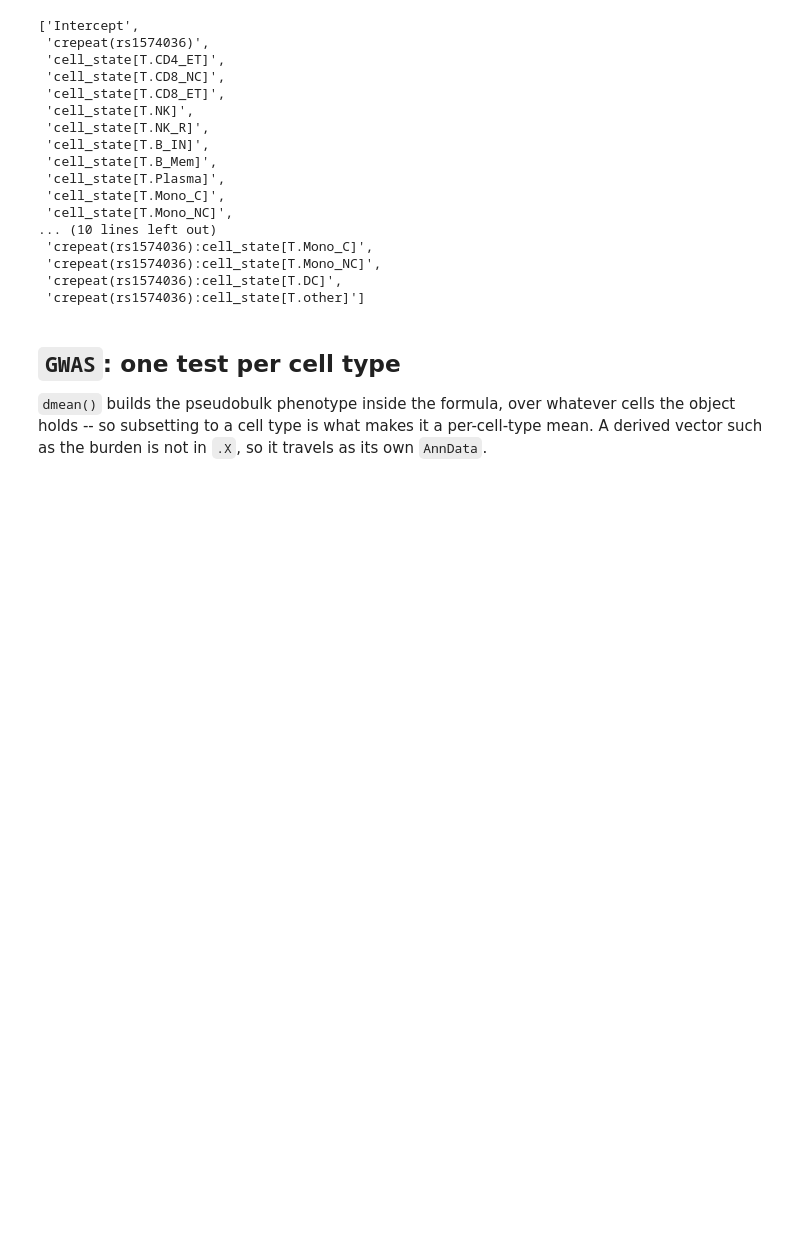
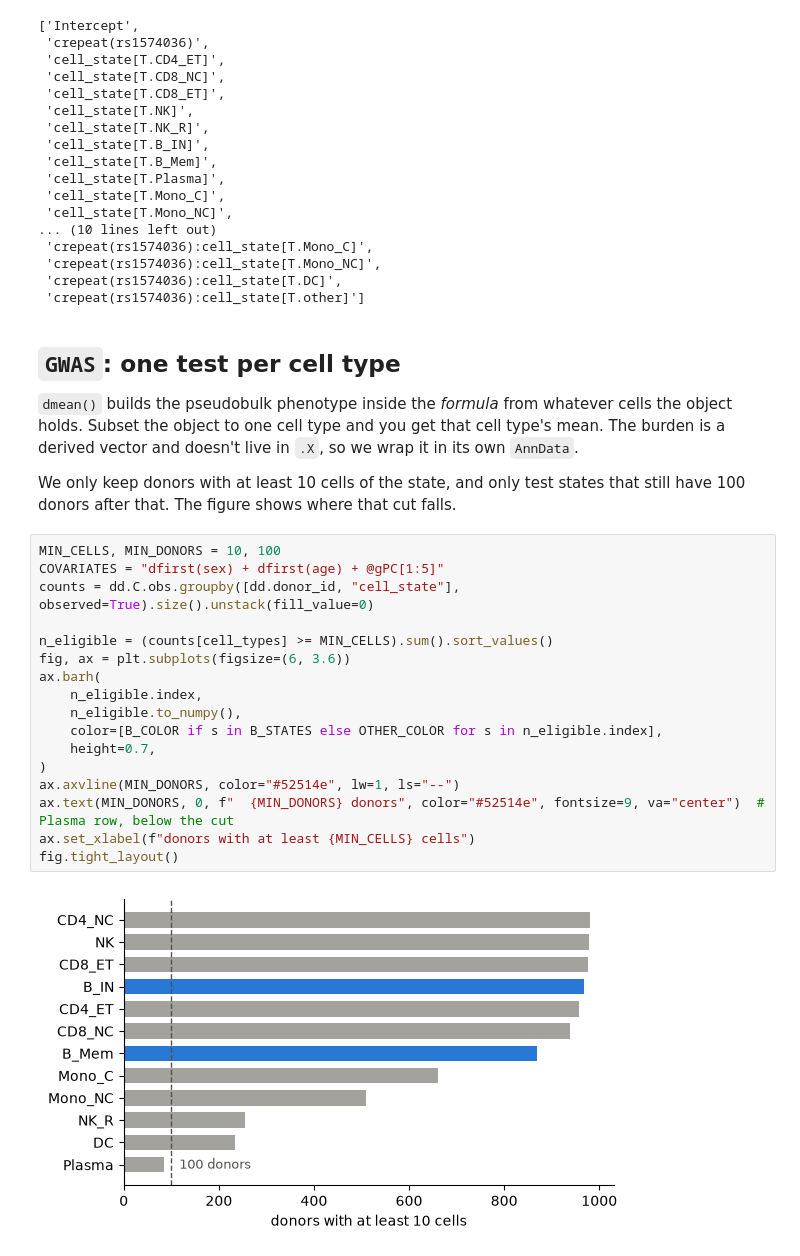
Before and after one commit to theislab/cellink, a Jupyter notebook: docs/tutorials/formula_resolver.ipynb, the cells around one changed output. Saved outputs shown, nothing was run; the diff lists cells and outputs as text; blank space fills up the shorter version.

```diff
--- a/docs/tutorials/formula_resolver.ipynb
+++ b/docs/tutorials/formula_resolver.ipynb
@@ -223,7 +262,29 @@ get_model_matrix(dd, "crepeat(rs1574036) * cell_state", target_level="cell").col
 # %% [markdown]
 ## `GWAS`: one test per cell type
 
-`dmean()` builds the pseudobulk phenotype inside the formula, over whatever cells the
-object holds -- so subsetting to a cell type is what makes it a per-cell-type mean. A
-derived vector such as the burden is not in `.X`, so it travels as its own `AnnData`.
+`dmean()` builds the pseudobulk phenotype inside the _formula_ from whatever cells the
+object holds. Subset the object to one cell type and you get that cell type's mean. The
+burden is a derived vector and doesn't live in `.X`, so we wrap it in its own `AnnData`.
+
+We only keep donors with at least 10 cells of the state, and only test states that still
+have 100 donors after that. The figure shows where that cut falls.
+# %%
+MIN_CELLS, MIN_DONORS = 10, 100
+COVARIATES = "dfirst(sex) + dfirst(age) + @gPC[1:5]"
+counts = dd.C.obs.groupby([dd.donor_id, "cell_state"], observed=True).size().unstack(fill_value=0)
+
+n_eligible = (counts[cell_types] >= MIN_CELLS).sum().sort_values()
+fig, ax = plt.subplots(figsize=(6, 3.6))
+ax.barh(
+    n_eligible.index,
+    n_eligible.to_numpy(),
+    color=[B_COLOR if s in B_STATES else OTHER_COLOR for s in n_eligible.index],
+    height=0.7,
+)
+ax.axvline(MIN_DONORS, color="#52514e", lw=1, ls="--")
+ax.text(MIN_DONORS, 0, f"  {MIN_DONORS} donors", color="#52514e", fontsize=9, va="center")  # Plasma row, below the cut
+ax.set_xlabel(f"donors with at least {MIN_CELLS} cells")
+fig.tight_layout()
+# %% [output]
+[figure, added]
 # %%
```
Also changed, not shown: parts of 31 cells of this notebook, 1 other file.
